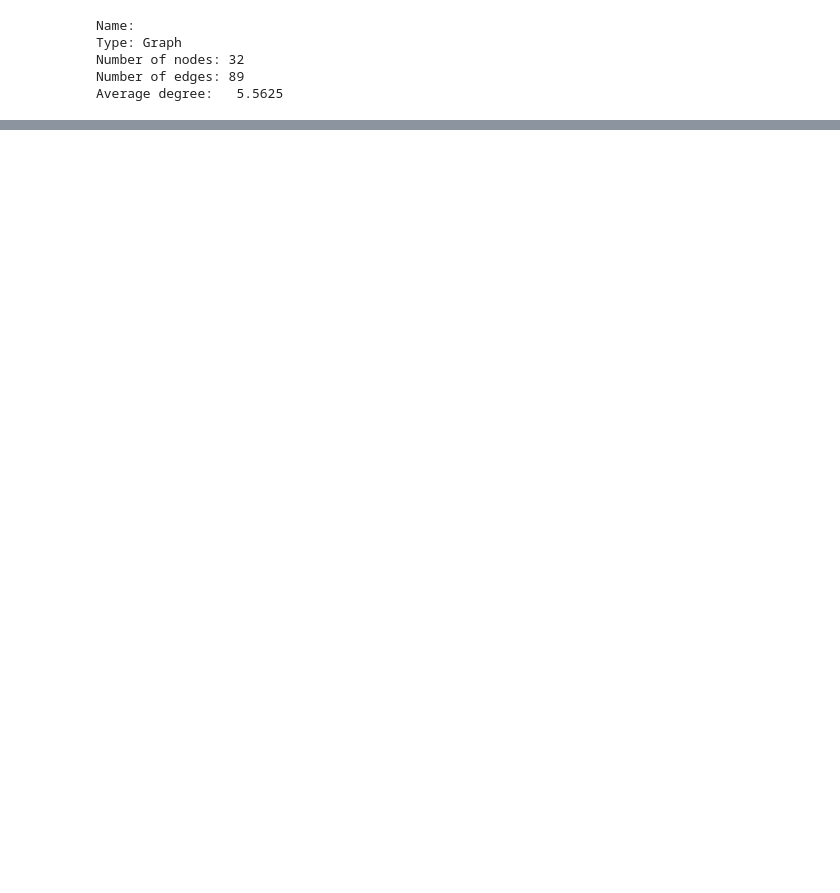
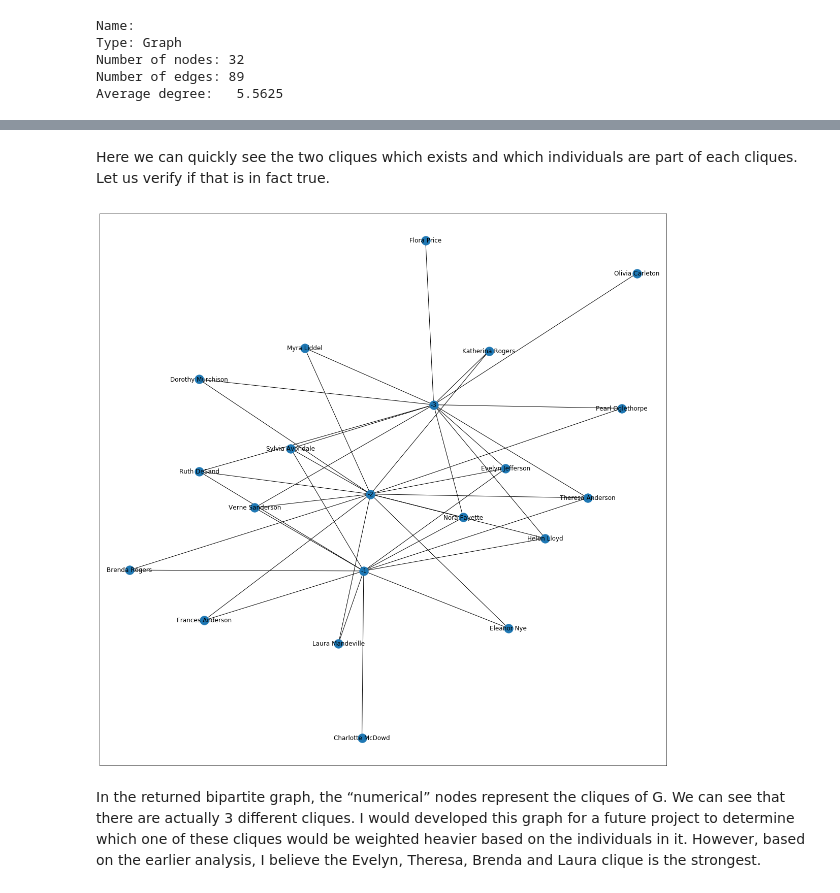
Before and after one commit to cwong79/DATA620, a Jupyter notebook: plot_davis_club.ipynb, the cells around one changed output, grey strips where cells are left out. Cells and saved outputs as stored; diff of their text form; code cells hidden in the pictures; blank space fills up the shorter version.

```diff
--- a/plot_davis_club.ipynb
+++ b/plot_davis_club.ipynb
@@ -79,0 +160,9 @@ nx.draw_networkx(e, width=weights, edge_color=weights)
+# %% [markdown]
+Here we can quickly see the two cliques which exists and which individuals are part of each cliques. Let us verify if that is in fact true.
+# %%
+cliques = nx.make_clique_bipartite(individuals, fpos=None, create_using=None, name=None)
+nx.draw_networkx(cliques)
+# %% [output]
+[figure, added]
+# %% [markdown]
+In the returned bipartite graph, the “numerical” nodes represent the cliques of G. We can see that there are actually 3 different cliques. I would developed this graph for a future project to determine which one of these cliques would be weighted heavier based on the individuals in it. However, based on the earlier analysis, I believe the Evelyn, Theresa, Brenda and Laura clique is the strongest.
```
Also changed, not shown: parts of 14 cells of this notebook, 1 other file.
